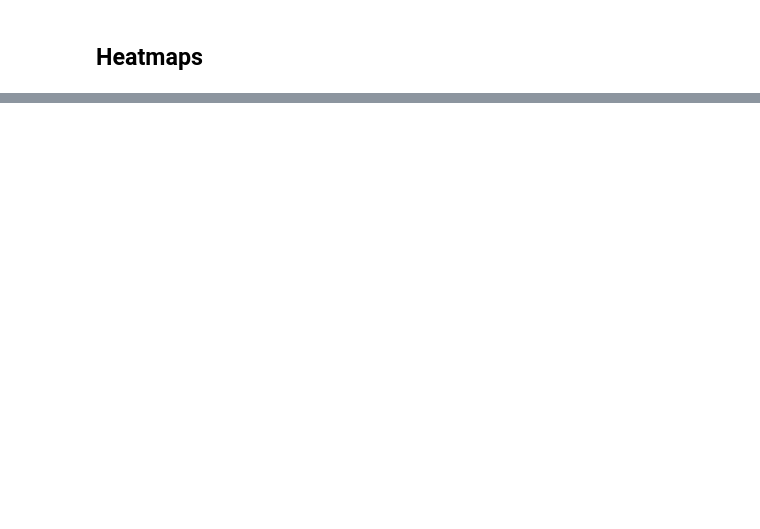
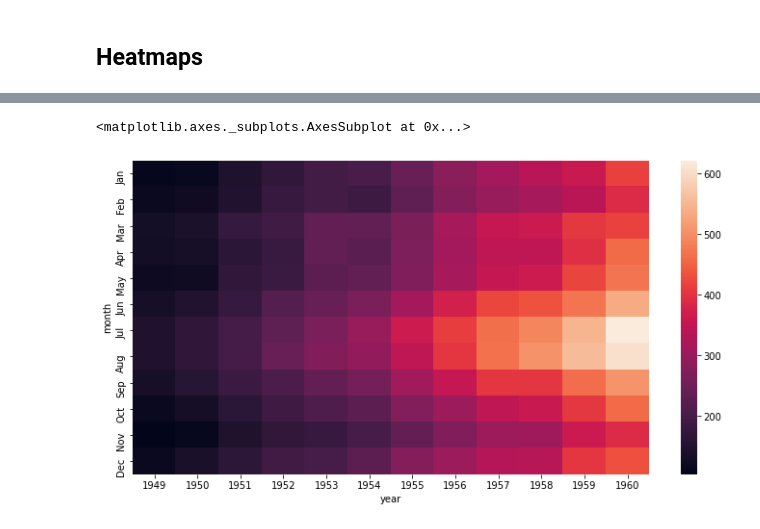
Before and after one commit to akmadan/seaborn, a Jupyter notebook: Seaborn.ipynb, the cells around one changed output, grey strips where cells are left out. Saved outputs shown, nothing was run; the diff lists cells and outputs as text; code cells hidden in the pictures; blank space fills up the shorter version.

```diff
--- a/Seaborn.ipynb
+++ b/Seaborn.ipynb
@@ -279,2 +170,5 @@ sns.barplot(x = 'class' , y = 'fare' , data = titanic_df ,
 # %% [markdown]
 ## **Heatmaps**
+# %%
+flight_df = sns.load_dataset('flights')
+flight_df.head()
@@ -280,0 +182,3 @@ sns.barplot(x = 'class' , y = 'fare' , data = titanic_df ,
+# %%
+flight_df = flight_df.pivot("month", "year", "passengers")
+flight_df.head()
@@ -280,0 +193,7 @@ sns.barplot(x = 'class' , y = 'fare' , data = titanic_df ,
+# %%
+plt.figure(figsize=(12,6))
+ax = sns.heatmap(flight_df)
+ax
+# %% [output]
+<matplotlib.axes._subplots.AxesSubplot at 0x...>
+[figure, added]
```
Also changed, not shown: parts of 42 cells of this notebook.
